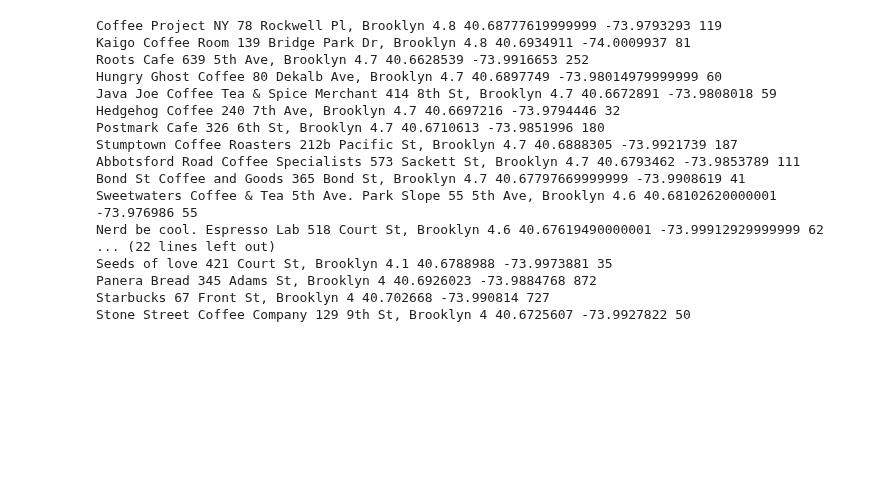
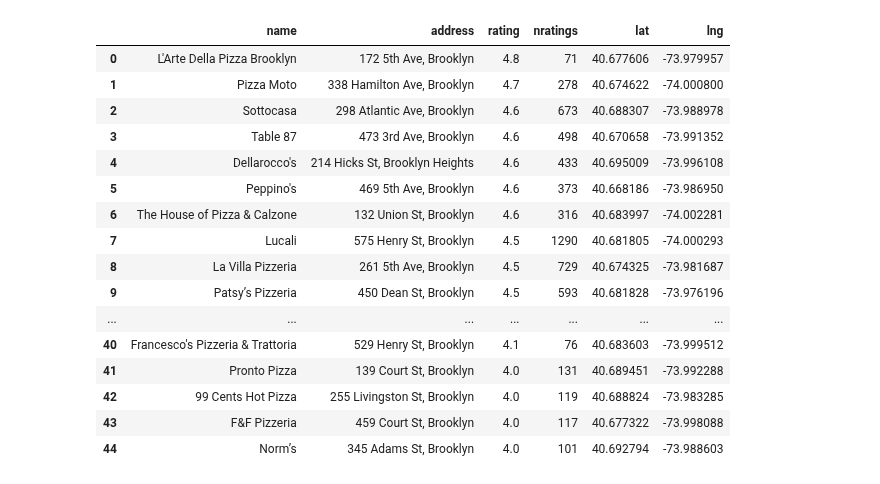
Before and after one commit to druce/Pizza, a Jupyter notebook: pizza.ipynb, the cells around one changed output. Saved outputs shown, nothing was run; the diff lists cells and outputs as text; code cells hidden in the pictures; blank space fills up the shorter version.

```diff
--- a/pizza.ipynb
+++ b/pizza.ipynb
@@ -97,21 +142,0 @@ def process_results(results):
-# %%
-def runquery(api_key, location, **kwargs):
-    j = get_gmaps_results(api_key, location, **kwargs)
-    results = j['results']
-    totalresults = 0
-
-    totalresults += process_results(results)
-
-    while 'next_page_token' in j:
-        next_page_token = j['next_page_token']
-        time.sleep(5)
-        j = get_next_page(api_key, next_page_token)
-        results = j['results']
-        totalresults += process_results(results)
-
-    return totalresults
-# %%
-# use either rankby or radius
-# j = get_gmaps_results(api_key, location, keyword=keyword, ltype=ltype, radius=radius)
-runquery(api_key, mylocation, keyword=keyword, ltype=ltype, rankby=rankby)
-# runquery(api_key, location, keyword=keyword, ltype=ltype, radius=radius)
@@ -157,27 +143,30 @@ ratings
-# %%
-# sort by rating
-jarray = []
-for name, rating in reversed(sorted(ratings.items(), key=lambda item: item[1])):
-    # print (rating, name, addresses[name])
-    jarray.append([name, addresses[name], rating, locations[name]['lat'], locations[name]['lng'], nratings[name]])
-
-for name, address, rating, lat, lng, nreviews in jarray:
-    print(name, address, rating, lat, lng, nreviews)
-# %% [output]
-Coffee Project NY 78 Rockwell Pl, Brooklyn 4.8 40.68777619999999 -73.9793293 119
-Kaigo Coffee Room 139 Bridge Park Dr, Brooklyn 4.8 40.6934911 -74.0009937 81
-Roots Cafe 639 5th Ave, Brooklyn 4.7 40.6628539 -73.9916653 252
-Hungry Ghost Coffee 80 Dekalb Ave, Brooklyn 4.7 40.6897749 -73.98014979999999 60
-Java Joe Coffee Tea & Spice Merchant 414 8th St, Brooklyn 4.7 40.6672891 -73.9808018 59
-Hedgehog Coffee 240 7th Ave, Brooklyn 4.7 40.6697216 -73.9794446 32
-Postmark Cafe 326 6th St, Brooklyn 4.7 40.6710613 -73.9851996 180
-Stumptown Coffee Roasters 212b Pacific St, Brooklyn 4.7 40.6888305 -73.9921739 187
-Abbotsford Road Coffee Specialists 573 Sackett St, Brooklyn 4.7 40.6793462 -73.9853789 111
-Bond St Coffee and Goods 365 Bond St, Brooklyn 4.7 40.67797669999999 -73.9908619 41
-Sweetwaters Coffee & Tea 5th Ave. Park Slope 55 5th Ave, Brooklyn 4.6 40.68102620000001 -73.976986 55
-Nerd be cool. Espresso Lab 518 Court St, Brooklyn 4.6 40.67619490000001 -73.99912929999999 62
-... (22 lines left out)
-Seeds of love 421 Court St, Brooklyn 4.1 40.6788988 -73.9973881 35
-Panera Bread 345 Adams St, Brooklyn 4 40.6926023 -73.9884768 872
-Starbucks 67 Front St, Brooklyn 4 40.702668 -73.990814 727
-Stone Street Coffee Company 129 9th St, Brooklyn 4 40.6725607 -73.9927822 50
+# %%
+# use either rankby or radius
+gmaps_df = runquery(api_key, mylocation, keyword=keyword, ltype=ltype, rankby=rankby)
+# runquery(api_key, location, keyword=keyword, ltype=ltype, radius=RADIUS)
+gmaps_df = gmaps_df.loc[(gmaps_df['user_ratings_total'] >= MIN_USER_RATINGS) & (gmaps_df['rating'] >= MIN_RATING)] \
+        .sort_values(['rating', 'user_ratings_total'], ascending=False) \
+        .reset_index(drop=True)
+gmaps_df = gmaps_df[['name', 'vicinity', 'rating', 'user_ratings_total', 'geometry.location.lat', 'geometry.location.lng']]
+gmaps_df.columns = ['name', 'address', 'rating', 'nratings', 'lat', 'lng']
+# drop trailing ", Brooklyn"
+gmaps_df['address'] = gmaps_df['address'].apply(lambda address: " ".join(address.split(',')[:-1]))
+gmaps_df
+# %% [output]
+|  | name | address | rating | nratings | lat | lng |
+| 0 | L'Arte Della Pizza Brooklyn | 172 5th Ave, Brooklyn | 4.8 | 71 | 40.677606 | -73.979957 |
+| 1 | Pizza Moto | 338 Hamilton Ave, Brooklyn | 4.7 | 278 | 40.674622 | -74.000800 |
+| 2 | Sottocasa | 298 Atlantic Ave, Brooklyn | 4.6 | 673 | 40.688307 | -73.988978 |
+| 3 | Table 87 | 473 3rd Ave, Brooklyn | 4.6 | 498 | 40.670658 | -73.991352 |
+| 4 | Dellarocco's | 214 Hicks St, Brooklyn Heights | 4.6 | 433 | 40.695009 | -73.996108 |
+| 5 | Peppino's | 469 5th Ave, Brooklyn | 4.6 | 373 | 40.668186 | -73.986950 |
+| 6 | The House of Pizza & Calzone | 132 Union St, Brooklyn | 4.6 | 316 | 40.683997 | -74.002281 |
+| 7 | Lucali | 575 Henry St, Brooklyn | 4.5 | 1290 | 40.681805 | -74.000293 |
+| 8 | La Villa Pizzeria | 261 5th Ave, Brooklyn | 4.5 | 729 | 40.674325 | -73.981687 |
+| 9 | Patsy’s Pizzeria | 450 Dean St, Brooklyn | 4.5 | 593 | 40.681828 | -73.976196 |
+| ... | ... | ... | ... | ... | ... | ... |
+| 40 | Francesco's Pizzeria & Trattoria | 529 Henry St, Brooklyn | 4.1 | 76 | 40.683603 | -73.999512 |
+| 41 | Pronto Pizza | 139 Court St, Brooklyn | 4.0 | 131 | 40.689451 | -73.992288 |
+| 42 | 99 Cents Hot Pizza | 255 Livingston St, Brooklyn | 4.0 | 119 | 40.688824 | -73.983285 |
+| 43 | F&F Pizzeria | 459 Court St, Brooklyn | 4.0 | 117 | 40.677322 | -73.998088 |
+| 44 | Norm’s | 345 Adams St, Brooklyn | 4.0 | 101 | 40.692794 | -73.988603 |
```
Also changed, not shown: parts of 23 cells of this notebook, 1 other file.
